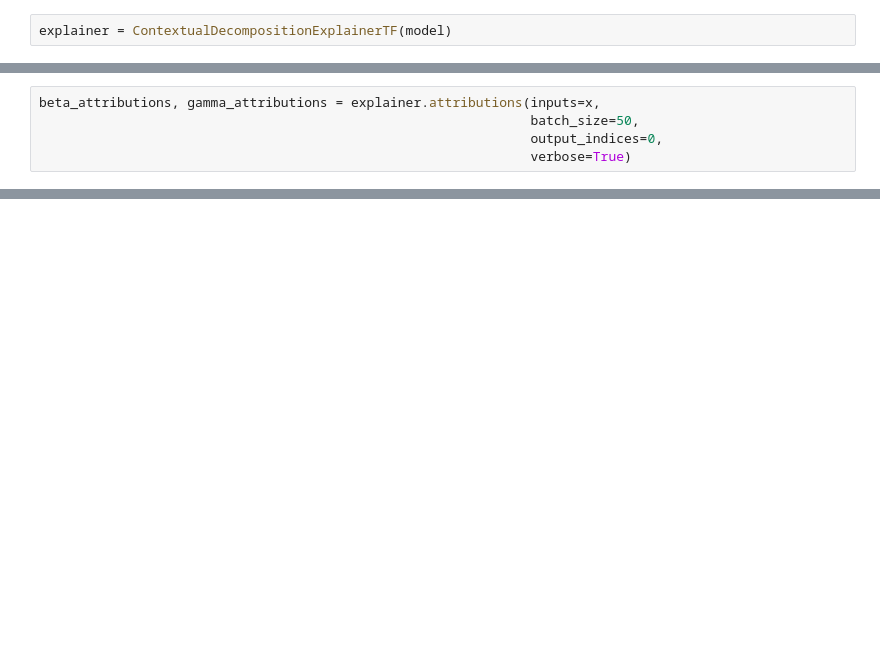
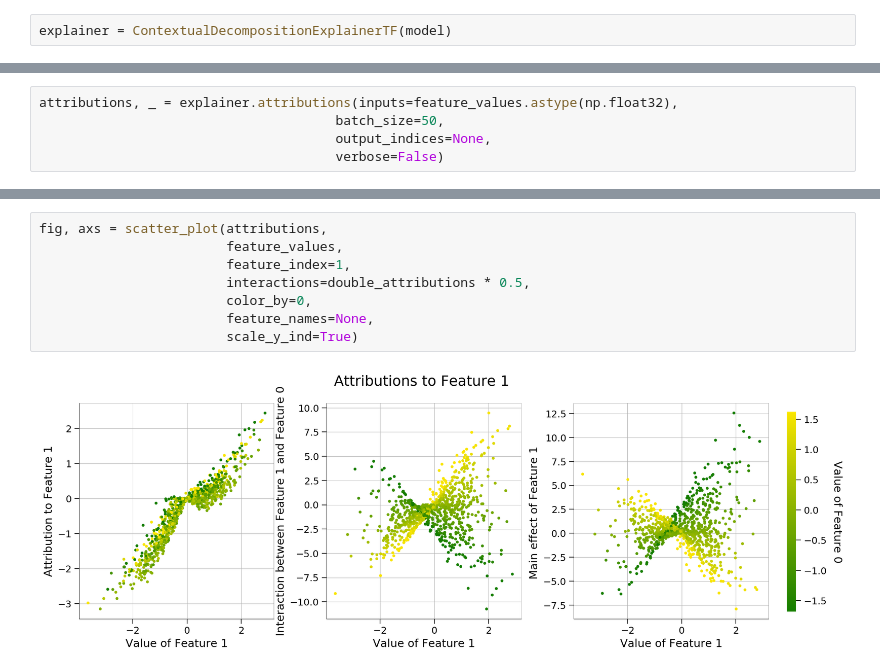
Before and after one commit to suinleelab/path_explain, a Jupyter notebook: benchmarking/test_cd.ipynb, the cells around one changed output, grey strips where cells are left out. Saved outputs shown, nothing was run; the diff lists cells and outputs as text; blank space fills up the shorter version.

```diff
--- a/benchmarking/test_cd.ipynb
+++ b/benchmarking/test_cd.ipynb
@@ -84,5 +114,5 @@ explainer = ContextualDecompositionExplainerTF(model)
 # %%
-beta_attributions, gamma_attributions = explainer.attributions(inputs=x,
-                                                               batch_size=50,
-                                                               output_indices=0,
-                                                               verbose=True)
+attributions, _ = explainer.attributions(inputs=feature_values.astype(np.float32),
+                                      batch_size=50,
+                                      output_indices=None,
+                                      verbose=False)
@@ -125,0 +134,10 @@ array([[ 1.00778353, -0.11816964],
+# %%
+fig, axs = scatter_plot(attributions,
+                        feature_values,
+                        feature_index=1,
+                        interactions=double_attributions * 0.5,
+                        color_by=0,
+                        feature_names=None,
+                        scale_y_ind=True)
+# %% [output]
+[figure, added]
```
Also changed, not shown: parts of 32 cells of this notebook, 5 other files.
